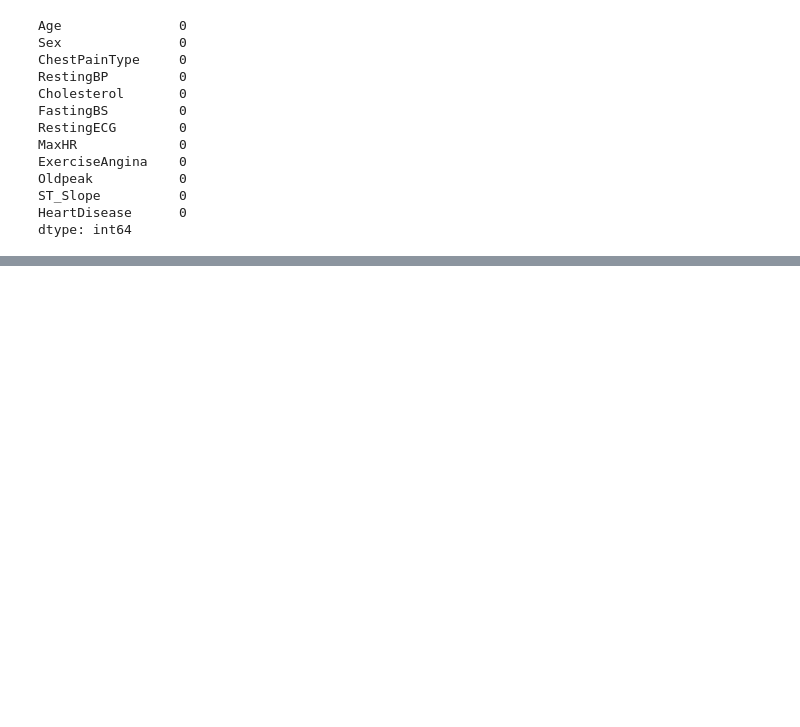
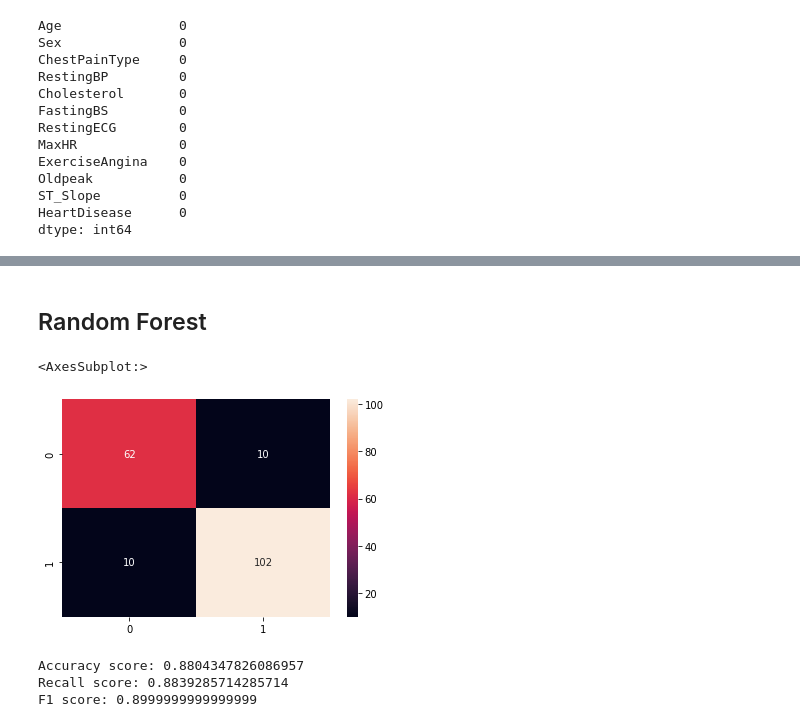
Before and after one commit to Katie-Jiang/SC22-BatchB-Robot-Squad, a Jupyter notebook: team/heart_disease.ipynb, the cells around one changed output, grey strips where cells are left out. Saved outputs shown, nothing was run; the diff lists cells and outputs as text; code cells hidden in the pictures; blank space fills up the shorter version.

```diff
--- a/team/heart_disease.ipynb
+++ b/team/heart_disease.ipynb
@@ -159,0 +205,19 @@ memory usage: 119.3+ KB
+# %% [markdown]
+## Random Forest
+# %%
+# RandomForest
+my_RFC = RandomForestClassifier()
+my_RFC.fit(x_train, y_train)
+y_hat = my_RFC.predict(x_test)
+sns.heatmap(confusion_matrix(y_test, y_hat), annot=True, fmt='g')
+# %% [output]
+<AxesSubplot:>
+[figure, added]
+# %%
+print ('Accuracy score:', accuracy_score(y_test, y_hat))
+print ('Recall score:', recall_score(y_test, y_hat))
+print ('F1 score:', f1_score(y_test, y_hat))
+# %% [output]
+Accuracy score: 0.8804347826086957
+Recall score: 0.8839285714285714
+F1 score: 0.8999999999999999
```
Also changed, not shown: parts of 28 cells of this notebook, 10 other files.
